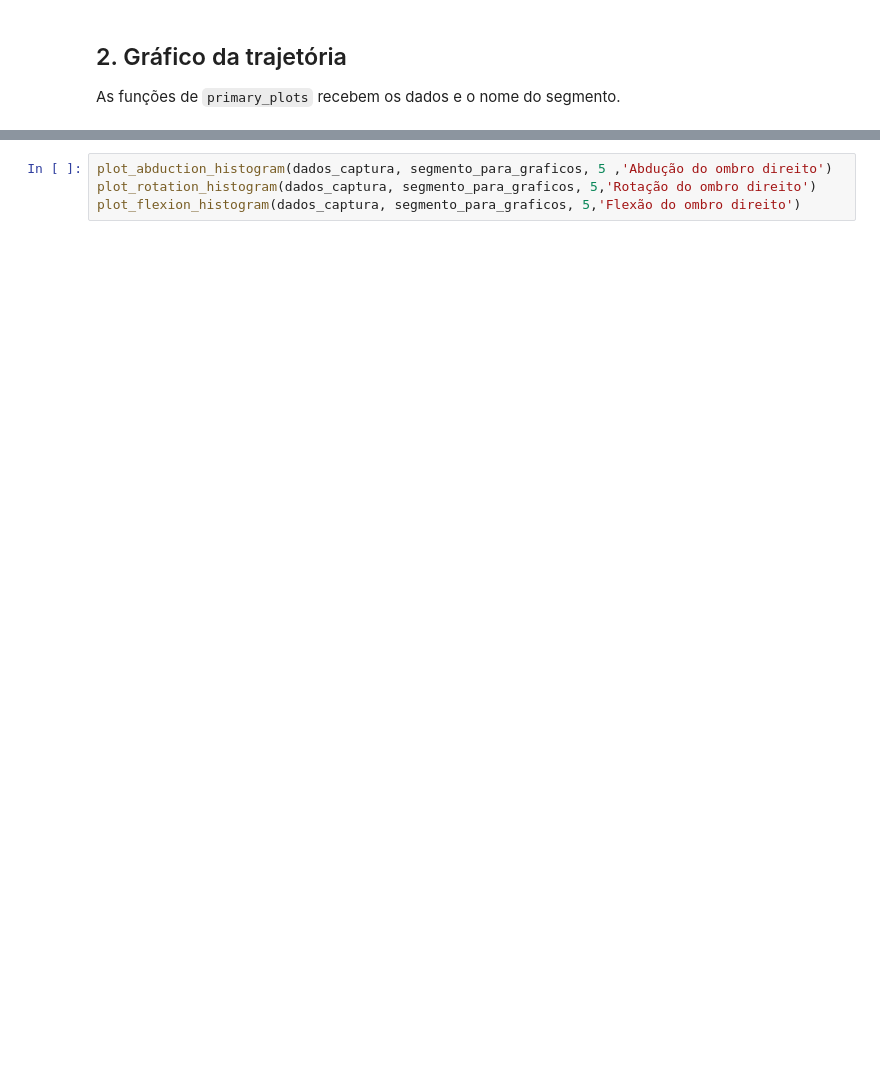
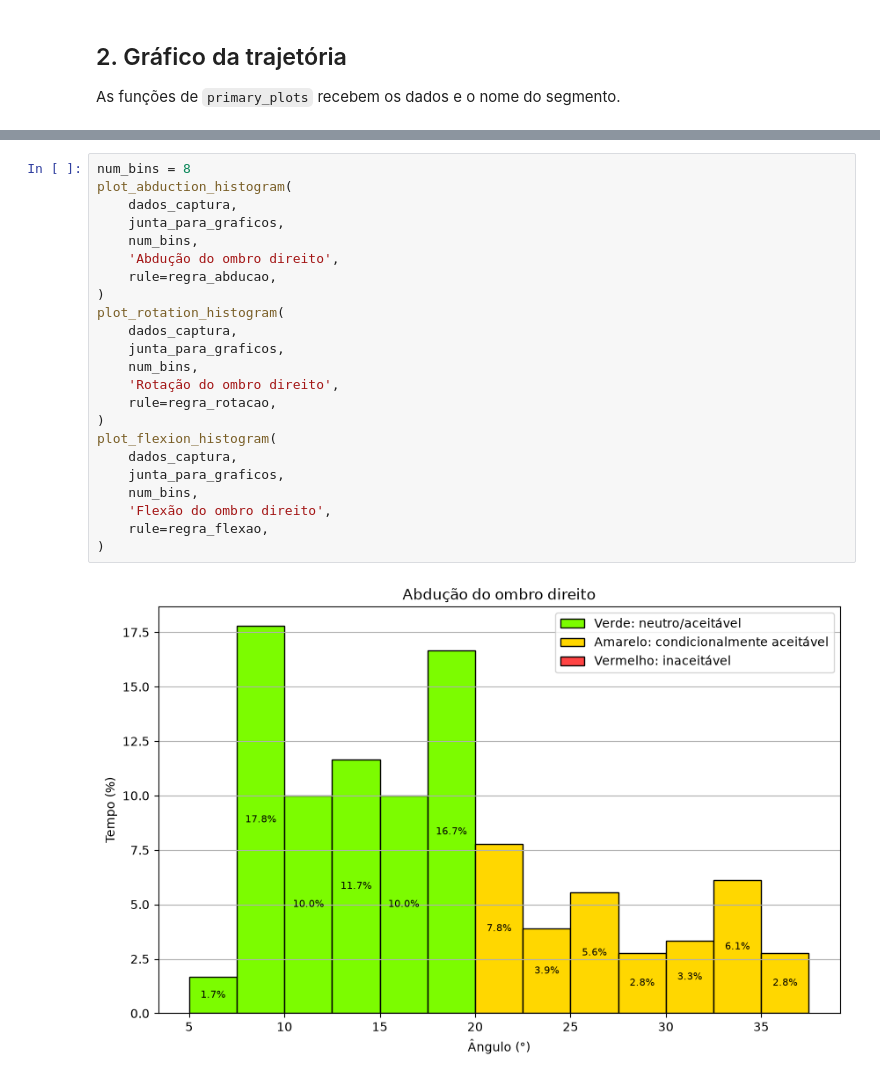
Before and after one commit to Yoguti/mvnview, a Jupyter notebook: examples/plots-simples.ipynb, the cells around one changed output, grey strips where cells are left out. Saved outputs shown, nothing was run; the diff lists cells and outputs as text; blank space fills up the shorter version.

```diff
--- a/examples/plots-simples.ipynb
+++ b/examples/plots-simples.ipynb
@@ -67,4 +105,25 @@ plot_flexion_byframe(dados_captura, segmento_para_graficos, 'Flexão do ombro di
 # %%
-plot_abduction_histogram(dados_captura, segmento_para_graficos, 5 ,'Abdução do ombro direito')
-plot_rotation_histogram(dados_captura, segmento_para_graficos, 5,'Rotação do ombro direito')
-plot_flexion_histogram(dados_captura, segmento_para_graficos, 5,'Flexão do ombro direito')
+num_bins = 8
+plot_abduction_histogram(
+    dados_captura,
+    junta_para_graficos,
+    num_bins,
+    'Abdução do ombro direito',
+    rule=regra_abducao,
+)
+plot_rotation_histogram(
+    dados_captura,
+    junta_para_graficos,
+    num_bins,
+    'Rotação do ombro direito',
+    rule=regra_rotacao,
+)
+plot_flexion_histogram(
+    dados_captura,
+    junta_para_graficos,
+    num_bins,
+    'Flexão do ombro direito',
+    rule=regra_flexao,
+)
+# %% [output]
+[figure, added]
```
Also changed, not shown: parts of 9 cells of this notebook, 2 other files.
